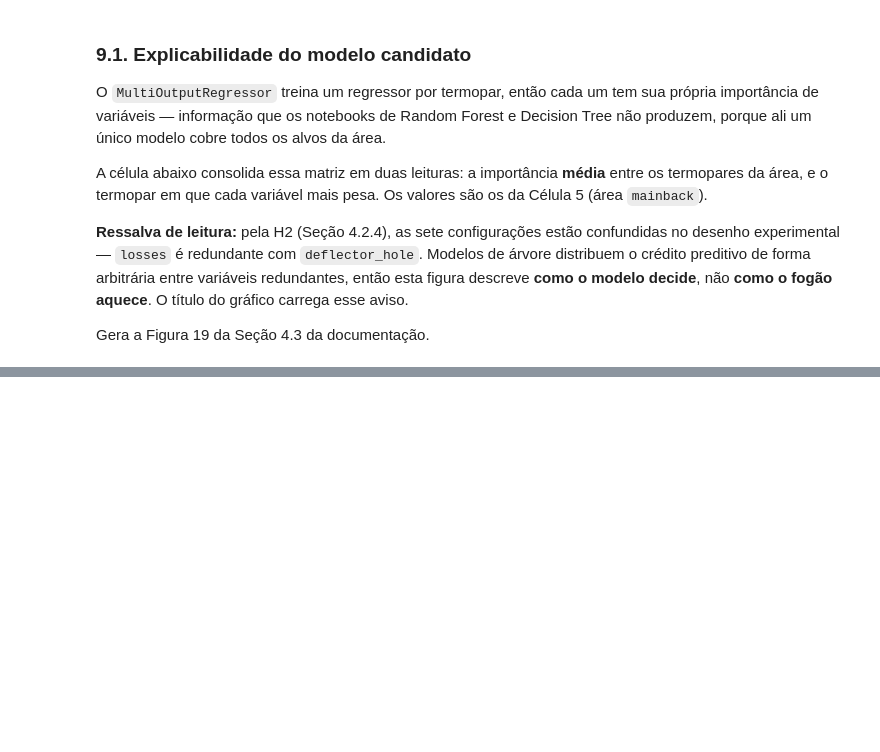
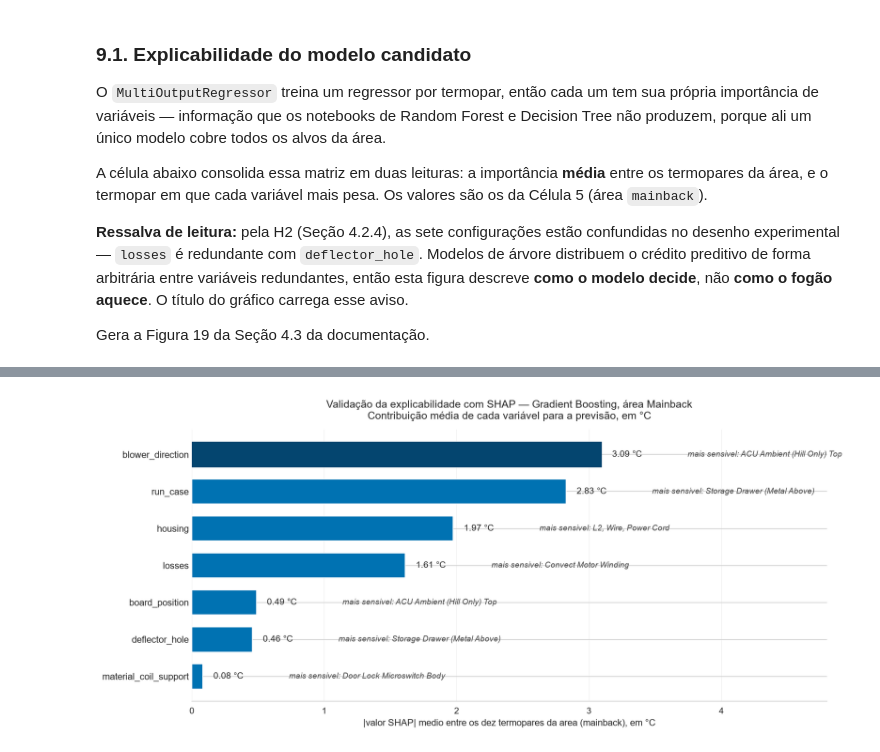
Before and after one commit to nicolas-carrascossa/whirlpool-thermal-predictor, a Jupyter notebook: notebooks/Grad_Boosting_Regre.ipynb, the cells around one changed output, grey strips where cells are left out. Drawn from its saved outputs; the diff is of its cells as text; code cells hidden in the pictures; blank space fills up the shorter version.

```diff
--- a/notebooks/Grad_Boosting_Regre.ipynb
+++ b/notebooks/Grad_Boosting_Regre.ipynb
@@ -1016,0 +1166,93 @@ Figura salva em: ../assets/graficos/modelo_candidato_explicabilidade.png
+# %%
+# ------------------------------------------------------------
+# Figura 20 -- validacao da explicabilidade com SHAP
+# ------------------------------------------------------------
+# TreeExplainer roda por termopar (cada GBR do MultiOutputRegressor e
+# independente) sobre as 32 linhas de `mainback`; agrega |SHAP| por coluna
+# one-hot de volta a variavel original (mesma logica de `importancias_por_alvo`)
+# e depois tira a media entre os dez termopares -- mesma leitura da Figura 19,
+# mas em graus Celsius em vez de importancia adimensional.
+import shap
+
+def importancia_shap_por_alvo(modelo_multioutput, X, independentes, alvos):
+    """Matriz termopar x variavel com a media de |SHAP| por termopar,
+    somando as colunas one-hot de volta a variavel original."""
+    shap_por_alvo = {}
+    for alvo, estimador in zip(alvos, modelo_multioutput.estimators_):
+        valores_shap = shap.TreeExplainer(estimador).shap_values(X)
+        shap_por_alvo[alvo] = np.abs(valores_shap).mean(axis=0)
+
+    bruta = pd.DataFrame(shap_por_alvo, index=X.columns).T
+
+    def variavel_original(coluna):
+        candidatos = [v for v in independentes if coluna.startswith(v + "_")]
+        return max(candidatos, key=len)
+
+    mapa_variavel = {coluna: variavel_original(coluna) for coluna in X.columns}
+    return bruta.T.groupby(mapa_variavel).sum().T
+
+
+matriz_shap_mainback = importancia_shap_por_alvo(
+    modelo, X, VARIAVEIS_INDEPENDENTES, VARIAVEIS_ALVO
+)
+shap_mainback = matriz_shap_mainback.mean().sort_values(ascending=False)
+
+print("Importancia SHAP media (|valor SHAP| em graus C, entre os 10 termopares):")
+print(shap_mainback.round(4).to_string())
+
+print("\nTermopar mais sensivel a cada variavel (SHAP):")
+for variavel in shap_mainback.index:
+    alvo = matriz_shap_mainback[variavel].idxmax()
+    print(f"   {variavel:24s} -> {alvo} ({matriz_shap_mainback.loc[alvo, variavel]:.3f})")
+
+comparacao_shap_impureza = pd.DataFrame({
+    "impureza": importancia,
+    "SHAP (graus C)": shap_mainback,
+}).sort_values("SHAP (graus C)", ascending=False)
+comparacao_shap_impureza["rank impureza"] = comparacao_shap_impureza["impureza"].rank(ascending=False).astype(int)
+comparacao_shap_impureza["rank SHAP"] = comparacao_shap_impureza["SHAP (graus C)"].rank(ascending=False).astype(int)
+
+print("\nComparacao impureza (Figura 19) x SHAP (Figura 20):")
+print(comparacao_shap_impureza.round(4).to_string())
+
+
+def grafico_shap(shap_medio, matriz_shap, caminho):
+    variaveis = list(shap_medio.index)[::-1]
+    valores = [shap_medio[v] for v in variaveis]
+    sensores = [matriz_shap[v].idxmax() for v in variaveis]
+
+    figura, eixo = plt.subplots(figsize=(13, 5.6))
+    barras = eixo.barh(variaveis, valores, color="#0072B2",
+                       edgecolor="white", linewidth=1.0, height=0.68)
+    barras[-1].set_color("#04456F")
+
+    for barra, valor, sensor in zip(barras, valores, sensores):
+        eixo.text(valor + 0.08, barra.get_y() + barra.get_height() / 2,
+                  f"{valor:.2f} \u00b0C", va="center", fontsize=10)
+        eixo.text(valor + 0.65, barra.get_y() + barra.get_height() / 2,
+                  f"mais sensivel: {sensor}", va="center", fontsize=9,
+                  color="#4A4A4A", style="italic")
+
+    eixo.set_xlim(0, max(valores) * 1.55)
+    eixo.set_xlabel("|valor SHAP| medio entre os dez termopares da area (mainback), em \u00b0C",
+                    fontsize=10.5)
+    eixo.set_title("Valida\u00e7\u00e3o da explicabilidade com SHAP \u2014 Gradient Boosting, \u00e1rea "
+                   "Mainback\nContribui\u00e7\u00e3o m\u00e9dia de cada vari\u00e1vel para a previs\u00e3o, em \u00b0C",
+                   fontsize=12, pad=12)
+    eixo.grid(axis="x", alpha=0.25)
+    eixo.set_axisbelow(True)
+    for lado in ("top", "right", "left"):
+        eixo.spines[lado].set_visible(False)
+    eixo.tick_params(axis="y", length=0, labelsize=10.5)
+
+    figura.savefig(caminho, dpi=150, bbox_inches="tight", facecolor="white")
+    plt.show()
+    return caminho
+
+
+CAMINHO_SHAP = "../assets/graficos/modelo_candidato_shap.png"
+
+grafico_shap(shap_mainback, matriz_shap_mainback, CAMINHO_SHAP)
+print()
+print(f"Figura salva em: {CAMINHO_SHAP}")
+# %% [output]
@@ -1016,0 +1276 @@ Figura salva em: ../assets/graficos/modelo_candidato_explicabilidade.png
+[figure, added]
```
Also changed, not shown: parts of 12 cells of this notebook, 11 other files.
